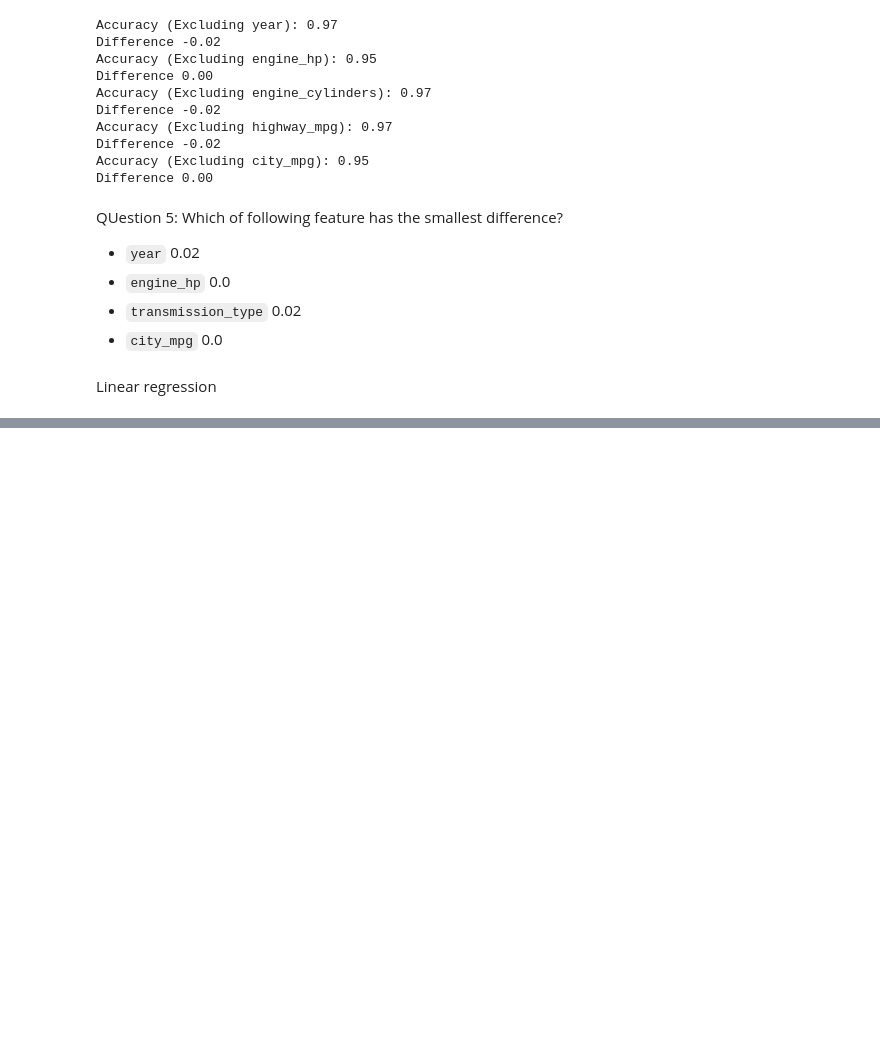
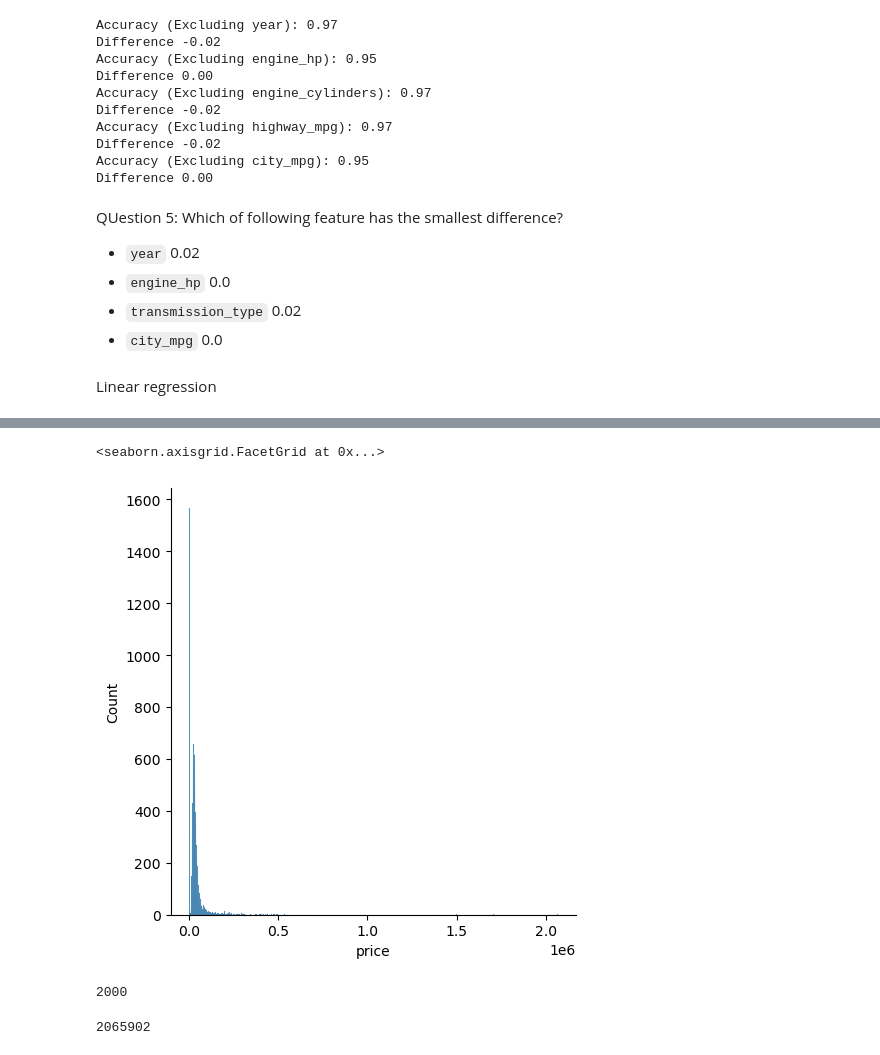
Before and after one commit to cacaprog/learning-projects, a Jupyter notebook: ml-zoomcamp/homework/03_classification_hw.ipynb, the cells around one changed output, grey strips where cells are left out. Cells and saved outputs as stored; diff of their text form; code cells hidden in the pictures; blank space fills up the shorter version.

```diff
--- a/ml-zoomcamp/homework/03_classification_hw.ipynb
+++ b/ml-zoomcamp/homework/03_classification_hw.ipynb
@@ -670,0 +686,13 @@ from tqdm import tqdm
+# %%
+sns.displot(data.price)
+# %% [output]
+<seaborn.axisgrid.FacetGrid at 0x...>
+[figure, added]
+# %%
+min(data.price)
+# %% [output]
+2000
+# %%
+max(data.price)
+# %% [output]
+2065902
```
Also changed, not shown: parts of 16 cells of this notebook.
